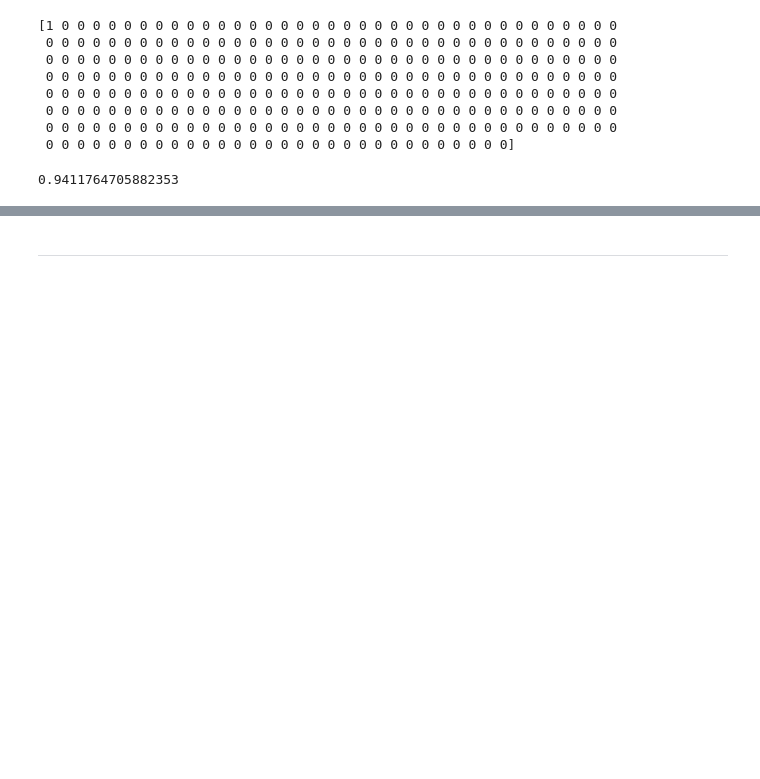
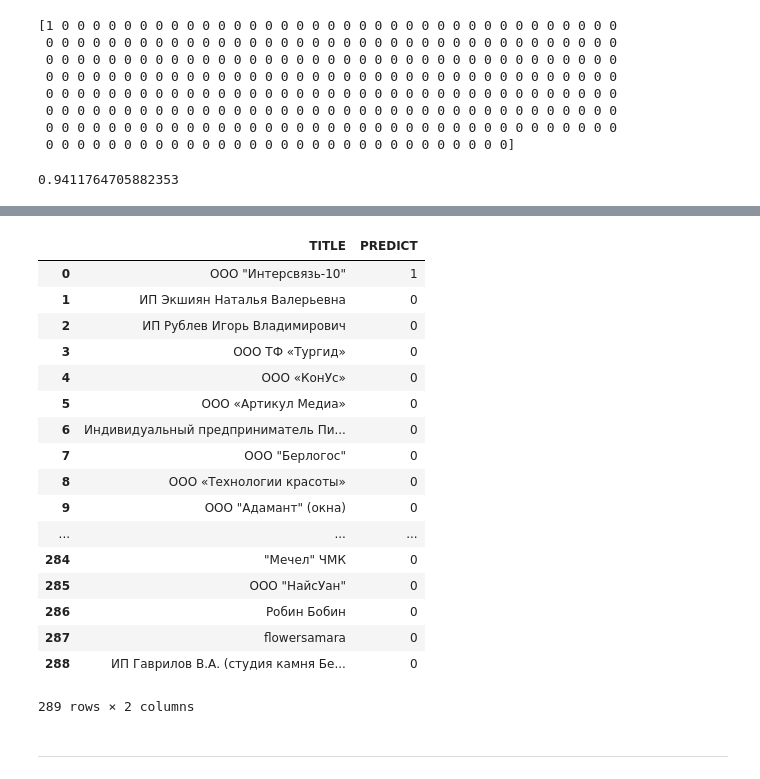
Before and after one commit to bogdanovdya/Clients_Lifetime, a Jupyter notebook: model/Forest.ipynb, the cells around one changed output, grey strips where cells are left out. Cells and saved outputs as stored; diff of their text form; code cells hidden in the pictures; blank space fills up the shorter version.

```diff
--- a/model/Forest.ipynb
+++ b/model/Forest.ipynb
@@ -148,3 +190,32 @@ pickle.dump(rf, open('random_forest.sav', 'wb'))
+# %%
+title_df = title_df.reset_index(drop=True)
+# %%
+predict = pd.Series(predict).rename('PREDICT')
+# %%
+predict = predict.rename('PREDICT')
+# %%
+result_df = pd.concat([title_df, predict], axis=1)
+# %%
+result_df
+# %% [output]
+|  | TITLE | PREDICT |
+| 0 | ООО "Интерсвязь-10" | 1 |
+| 1 | ИП Экшиян Наталья Валерьевна | 0 |
+| 2 | ИП Рублев Игорь Владимирович | 0 |
+| 3 | ООО ТФ «Тургид» | 0 |
+| 4 | ООО «КонУс» | 0 |
+| 5 | ООО «Артикул Медиа» | 0 |
+| 6 | Индивидуальный предприниматель Пи... | 0 |
+| 7 | ООО "Берлогос" | 0 |
+| 8 | ООО «Технологии красоты» | 0 |
+| 9 | ООО "Адамант" (окна) | 0 |
+| ... | ... | ... |
+| 284 | "Мечел" ЧМК | 0 |
+| 285 | ООО "НайсУан" | 0 |
+| 286 | Робин Бобин | 0 |
+| 287 | flowersamara | 0 |
+| 288 | ИП Гаврилов В.А. (студия камня Бе... | 0 |
+289 rows × 2 columns
 # %% [markdown]
 --------------------------------------------------------------------------------------------------------------------------------
 # %%
```
Also changed, not shown: parts of 9 cells of this notebook, 6 other files.
